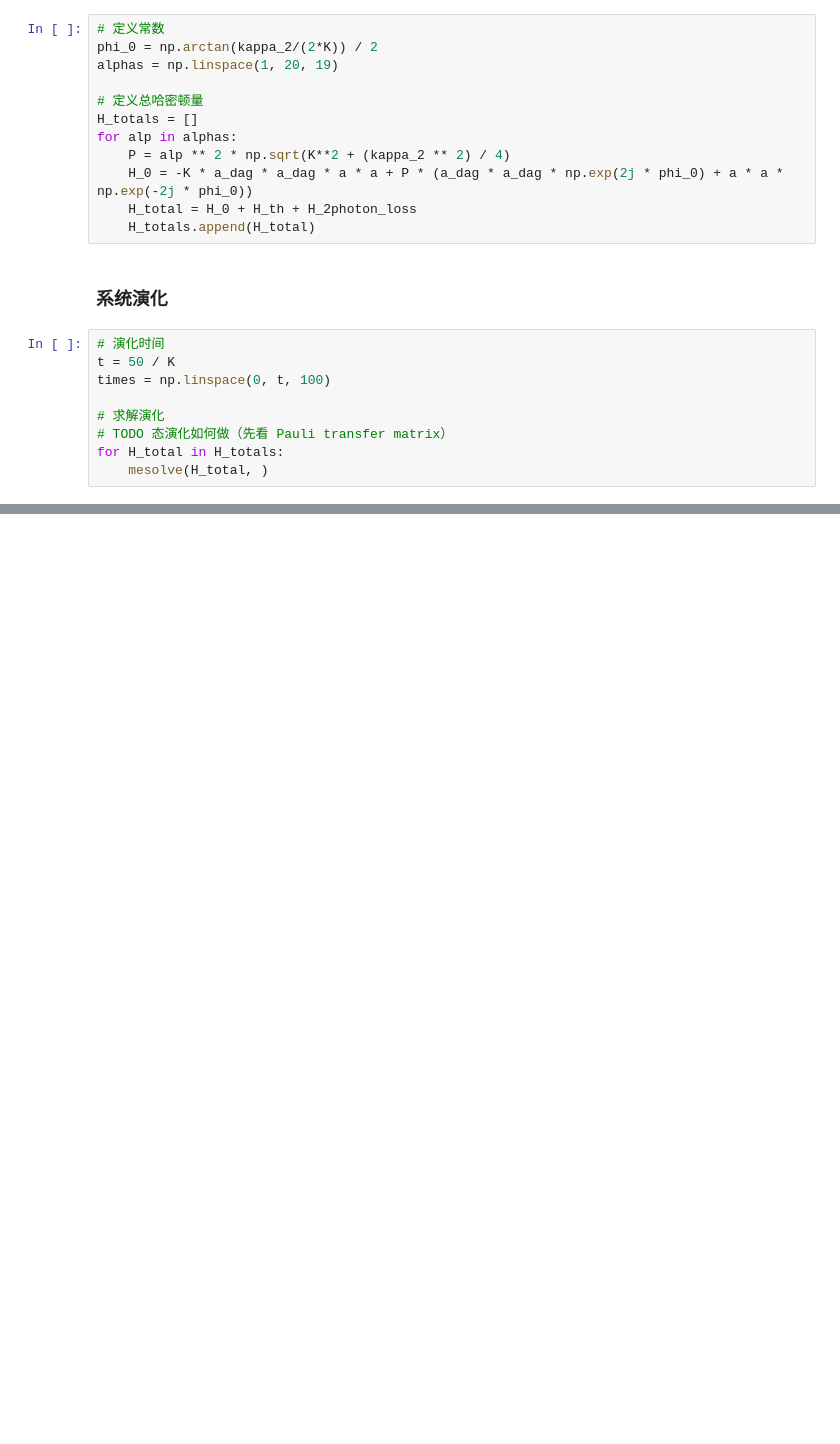
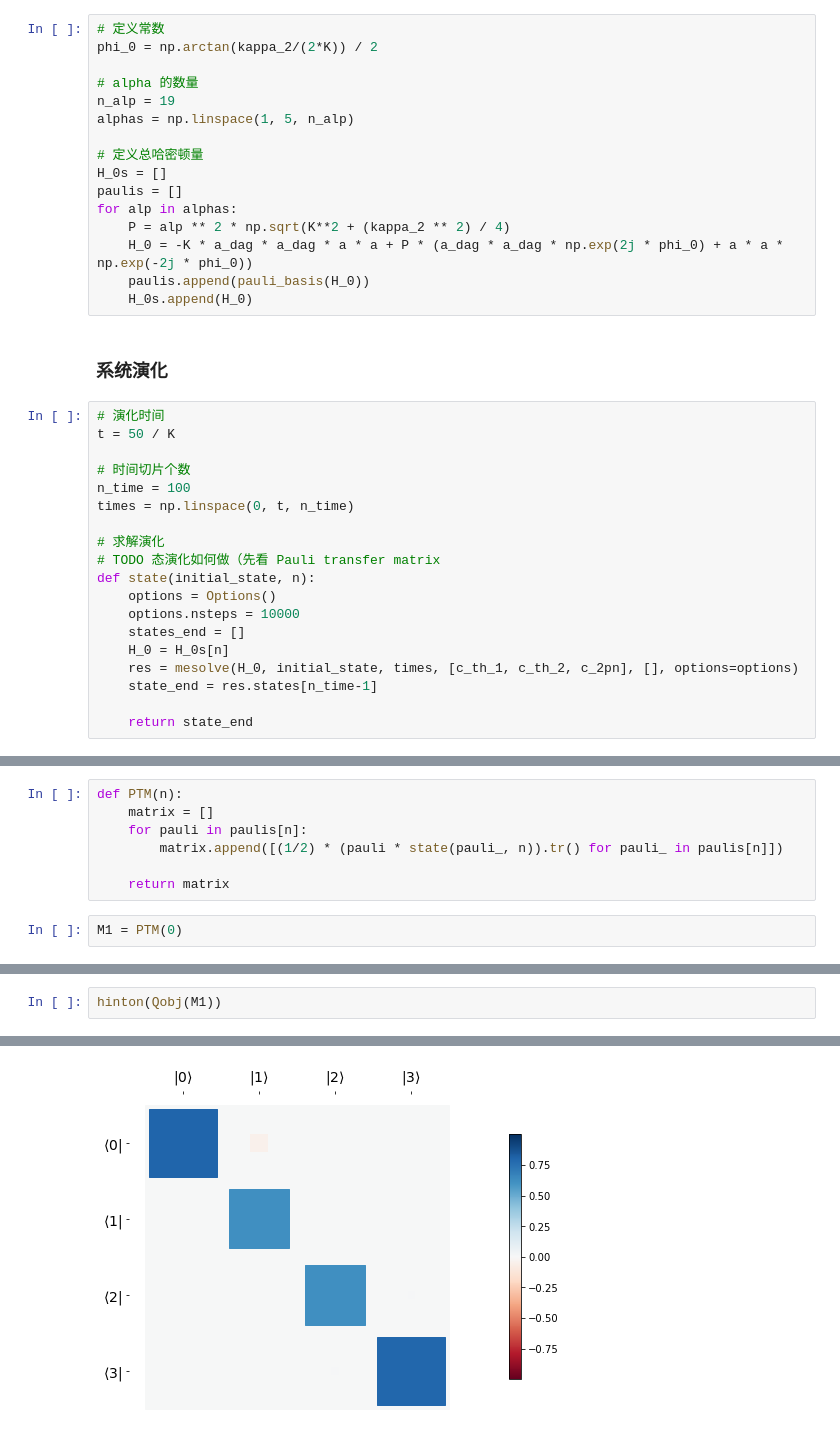
Before and after one commit to mantianxing-tiga/git-demo, a Jupyter notebook: cat qubit/code/Kerr_nonlinear_resonator.ipynb, the cells around one changed output, grey strips where cells are left out. Saved outputs shown, nothing was run; the diff lists cells and outputs as text; blank space fills up the shorter version.

```diff
--- a/cat qubit/code/Kerr_nonlinear_resonator.ipynb
+++ b/cat qubit/code/Kerr_nonlinear_resonator.ipynb
@@ -127,23 +150,37 @@ H_2photon_loss = -1j * kappa_2 * a_dag * a_dag * a * a / 2
 # %%
 # 定义常数
 phi_0 = np.arctan(kappa_2/(2*K)) / 2
-alphas = np.linspace(1, 20, 19)
+
+# alpha 的数量
+n_alp = 19
+alphas = np.linspace(1, 5, n_alp)
 
 # 定义总哈密顿量
-H_totals = []
+H_0s = []
+paulis = []
 for alp in alphas:
     P = alp ** 2 * np.sqrt(K**2 + (kappa_2 ** 2) / 4)
     H_0 = -K * a_dag * a_dag * a * a + P * (a_dag * a_dag * np.exp(2j * phi_0) + a * a * np.exp(-2j * phi_0))
-    H_total = H_0 + H_th + H_2photon_loss
-    H_totals.append(H_total)
+    paulis.append(pauli_basis(H_0))
+    H_0s.append(H_0)
 # %% [markdown]
 ### 系统演化
 # %%
 # 演化时间
 t = 50 / K
-times = np.linspace(0, t, 100)
+
+# 时间切片个数
+n_time = 100
+times = np.linspace(0, t, n_time)
 
 # 求解演化
-# TODO 态演化如何做（先看 Pauli transfer matrix）
-for H_total in H_totals:
-    mesolve(H_total, )
+# TODO 态演化如何做（先看 Pauli transfer matrix
+def state(initial_state, n):
+    options = Options()
+    options.nsteps = 10000
+    states_end = []
+    H_0 = H_0s[n]
+    res = mesolve(H_0, initial_state, times, [c_th_1, c_th_2, c_2pn], [], options=options)
+    state_end = res.states[n_time-1]
+
+    return state_end
@@ -153,0 +187,9 @@ Quantum object: dims = [[2], [2]], shape = (2, 2), type = oper, isherm = False\b
+# %%
+def PTM(n):
+    matrix = []
+    for pauli in paulis[n]:
+        matrix.append([(1/2) * (pauli * state(pauli_, n)).tr() for pauli_ in paulis[n]])
+
+    return matrix
+# %%
+M1 = PTM(0)
@@ -153,0 +198,3 @@ Quantum object: dims = [[2], [2]], shape = (2, 2), type = oper, isherm = False\b
+# %%
+hinton(Qobj(M1))
+# %% [output]
@@ -153,0 +202 @@ Quantum object: dims = [[2], [2]], shape = (2, 2), type = oper, isherm = False\b
+[figure, added]
```
Also changed, not shown: parts of 8 cells of this notebook.
